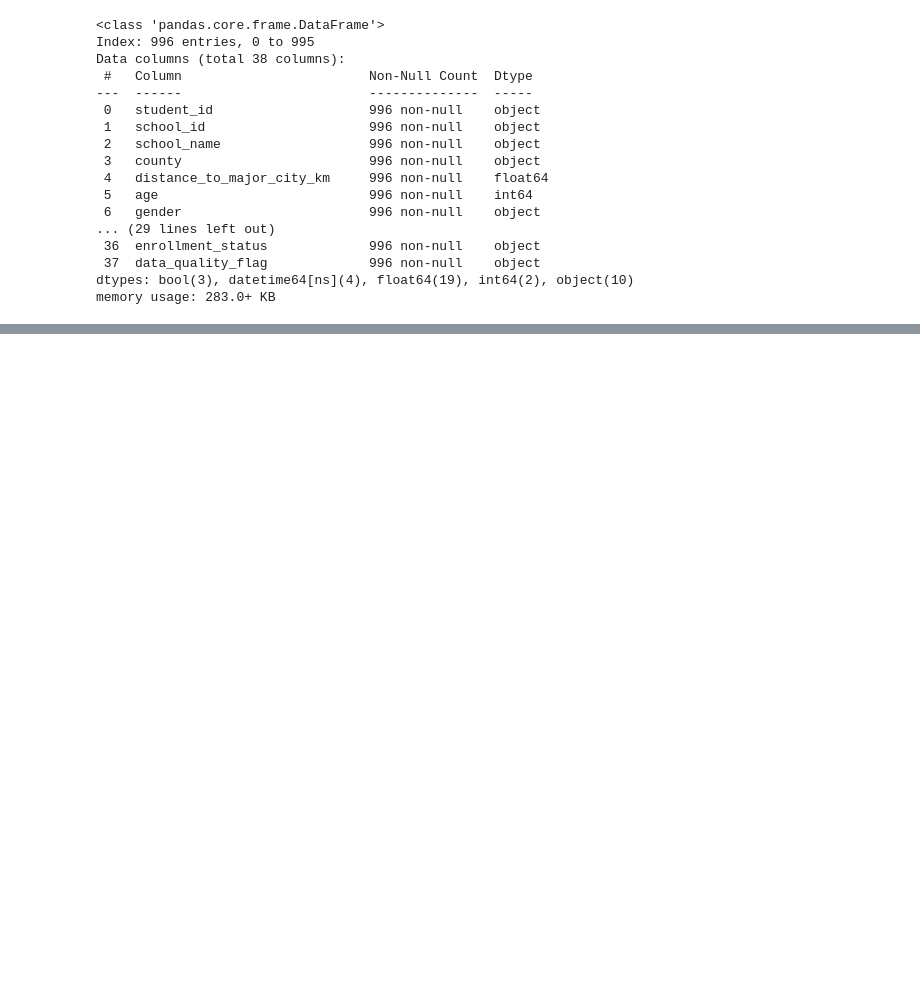
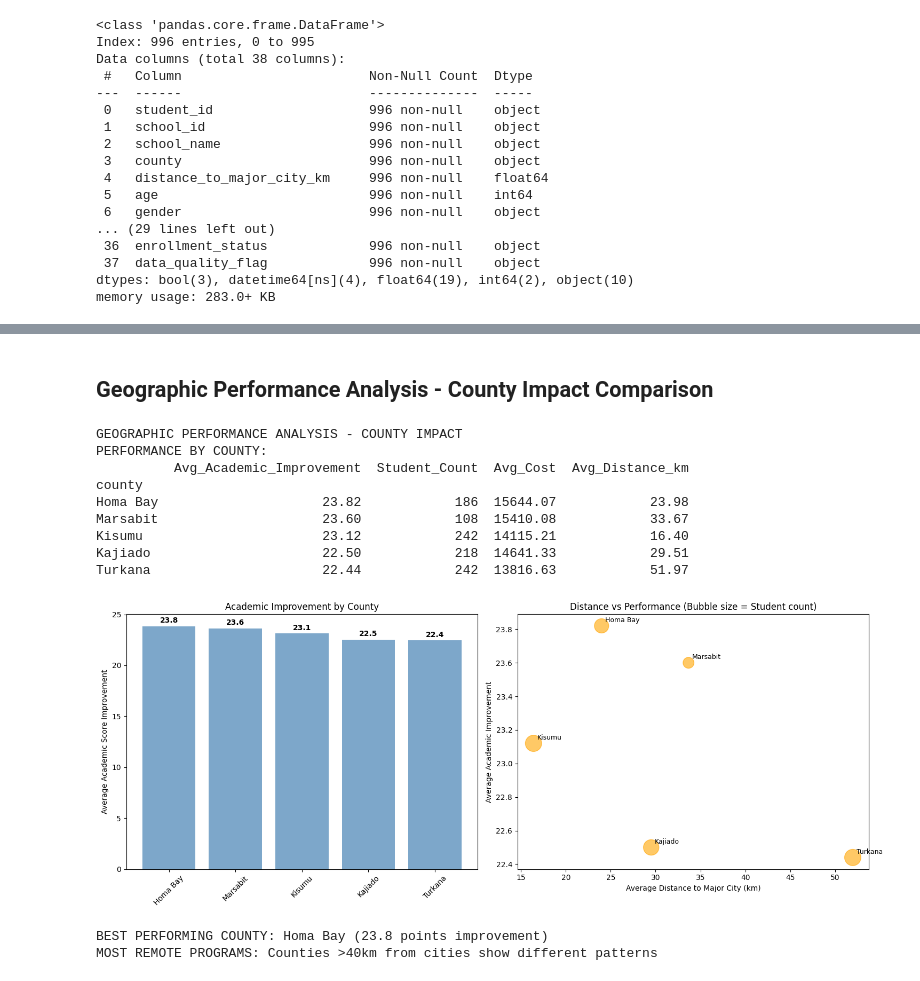
Before and after one commit to imArjn/Lambton, a Jupyter notebook: WIL CPL 5559/Week 5/kenya_storytelling.ipynb, the cells around one changed output, grey strips where cells are left out. Drawn from its saved outputs; the diff is of its cells as text; code cells hidden in the pictures; blank space fills up the shorter version.

```diff
--- a/WIL CPL 5559/Week 5/kenya_storytelling.ipynb
+++ b/WIL CPL 5559/Week 5/kenya_storytelling.ipynb
@@ -724,0 +911,65 @@ memory usage: 283.0+ KB
+# %% [markdown]
+## Geographic Performance Analysis - County Impact Comparison
+# %%
+print("GEOGRAPHIC PERFORMANCE ANALYSIS - COUNTY IMPACT")
+
+
+# Performance by county
+county_performance = df.groupby('county').agg({
+    'academic_improvement': ['mean', 'count'],
+    'total_cost_per_student_ksh': 'mean',
+    'distance_to_major_city_km': 'mean'
+}).round(2)
+
+county_performance.columns = ['Avg_Academic_Improvement', 'Student_Count', 'Avg_Cost', 'Avg_Distance_km']
+county_performance = county_performance.sort_values('Avg_Academic_Improvement', ascending=False)
+print("PERFORMANCE BY COUNTY:")
+print(county_performance)
+
+# Visualize county performance
+fig, (ax1, ax2) = plt.subplots(1, 2, figsize=(15, 6))
+
+# Academic improvement by county
+bars1 = ax1.bar(county_performance.index, county_performance['Avg_Academic_Improvement'],
+                color='steelblue', alpha=0.7)
+ax1.set_title('Academic Improvement by County')
+ax1.set_ylabel('Average Academic Score Improvement')
+ax1.tick_params(axis='x', rotation=45)
+
+# Add value labels
+for bar, value in zip(bars1, county_performance['Avg_Academic_Improvement']):
+    ax1.text(bar.get_x() + bar.get_width()/2, bar.get_height() + 0.2,
+             f'{value:.1f}', ha='center', va='bottom', fontweight='bold')
+
+# Distance vs Performance scatter
+ax2.scatter(county_performance['Avg_Distance_km'], county_performance['Avg_Academic_Improvement'],
+           s=county_performance['Student_Count']*2, alpha=0.6, color='orange')
+ax2.set_xlabel('Average Distance to Major City (km)')
+ax2.set_ylabel('Average Academic Improvement')
+ax2.set_title('Distance vs Performance (Bubble size = Student count)')
+
+# Add county labels
+for i, county in enumerate(county_performance.index):
+    ax2.annotate(county,
+                (county_performance.iloc[i]['Avg_Distance_km'],
+                 county_performance.iloc[i]['Avg_Academic_Improvement']),
+                xytext=(5, 5), textcoords='offset points', fontsize=9)
+
+plt.tight_layout()
+plt.show()
+
+print(f"\nBEST PERFORMING COUNTY: {county_performance.index[0]} ({county_performance.iloc[0]['Avg_Academic_Improvement']:.1f} points improvement)")
+print(f"MOST REMOTE PROGRAMS: Counties >40km from cities show different patterns")
+# %% [output]
+GEOGRAPHIC PERFORMANCE ANALYSIS - COUNTY IMPACT
+PERFORMANCE BY COUNTY:
+          Avg_Academic_Improvement  Student_Count  Avg_Cost  Avg_Distance_km
+county
+Homa Bay                     23.82            186  15644.07            23.98
+Marsabit                     23.60            108  15410.08            33.67
+Kisumu                       23.12            242  14115.21            16.40
+Kajiado                      22.50            218  14641.33            29.51
+Turkana                      22.44            242  13816.63            51.97
+[figure, added]
+BEST PERFORMING COUNTY: Homa Bay (23.8 points improvement)
+MOST REMOTE PROGRAMS: Counties >40km from cities show different patterns
```
Also changed, not shown: parts of 12 cells of this notebook.
